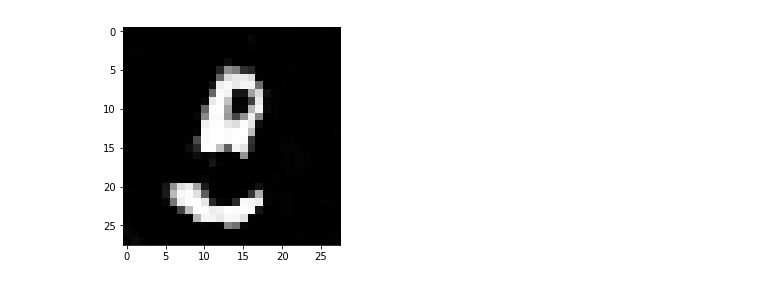
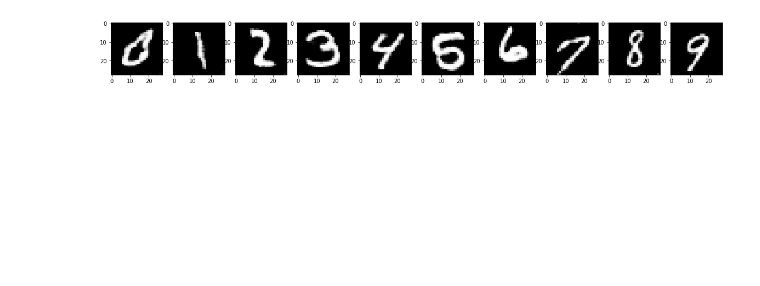
Before and after one commit to CorcovadoMing/Researchlib, a Jupyter notebook: Exp_WGAN.ipynb, the cells around one changed output. Drawn from its saved outputs; the diff is of its cells as text; code cells hidden in the pictures; blank space fills up the shorter version.

```diff
--- a/Exp_WGAN.ipynb
+++ b/Exp_WGAN.ipynb
@@ -42,0 +70,34 @@ d = builder([
+# %%
+class generator(nn.Module):
+    # Network Architecture is exactly same as in infoGAN (https://arxiv.org/abs/1606.03657)
+    # Architecture : FC1024_BR-FC7x7x128_BR-(64)4dc2s_BR-(1)4dc2s_S
+    def __init__(self, input_dim=100, output_dim=1, input_size=32, class_num=10):
+        super(generator, self).__init__()
+        self.input_dim = input_dim
+        self.output_dim = output_dim
+        self.input_size = input_size
+        self.class_num = class_num
+
+        self.fc = nn.Sequential(
+            nn.Linear(self.input_dim + self.class_num, 1024),
+            nn.BatchNorm1d(1024),
+            nn.ReLU(),
+            nn.Linear(1024, 128 * (self.input_size // 4) * (self.input_size // 4)),
+            nn.BatchNorm1d(128 * (self.input_size // 4) * (self.input_size // 4)),
+            nn.ReLU(),
+        )
+        self.deconv = nn.Sequential(
+            nn.ConvTranspose2d(128, 64, 2, 2, 1),
+            nn.BatchNorm2d(64),
+            nn.ReLU(),
+            nn.ConvTranspose2d(64, self.output_dim, 4, 2, 1),
+            nn.Sigmoid(),
+        )
+
+    def forward(self, x):
+        x = self.fc(x)
+        x = x.view(-1, 128, (self.input_size // 4), (self.input_size // 4))
+        x = self.deconv(x)
+        return x
+
+g = generator()
@@ -43,7 +145,7 @@ d = builder([
 # %%
 train_loader = VisionDataset(vision.MNIST, batch_size=32, train=True, normalize=False)
 # %%
-runner = Runner(GANModel(g, d), train_loader, None, 'rmsprop', GANLoss('lsgan'))
+runner = Runner(GANModel(g, d, condition=[True, False]), train_loader, None, 'rmsprop', GANLoss('vanilla', aux_loss=F.nll_loss))
 # %%
 runner.init_model('orthogonal')
 # %% [output]
@@ -65,7 +167,7 @@ Init orthogonal: Sequential(
   )
 )
 # %%
-runner.fit(10, 1e-4)
+runner.fit(10)
 # %% [output]
 [interactive output not drawn]
 [interactive output not drawn]
@@ -87,9 +187,14 @@ img = runner.model.sample(5)
+# %%
+condition = to_one_hot(torch.from_numpy(np.array(list(range(10)))).cuda(), 10).cuda()
+img = runner.model.sample(10, condition_data=condition)
 # %%
 import matplotlib.pyplot as plt
-plt.imshow(img[4][0].detach().cpu().numpy(), cmap='gray')
+fig, arr = plt.subplots(1, 10, figsize=(20, 20))
+for i in range(10):
+    arr[i].imshow(img[i][0].detach().cpu().numpy(), cmap='gray')
 plt.show()
 # %% [output]
-[figure, old version]
+[figure, new version]
 # %%
 runner.history()
 # %% [output]
```
Also changed, not shown: parts of 10 cells of this notebook, 5 other files.
